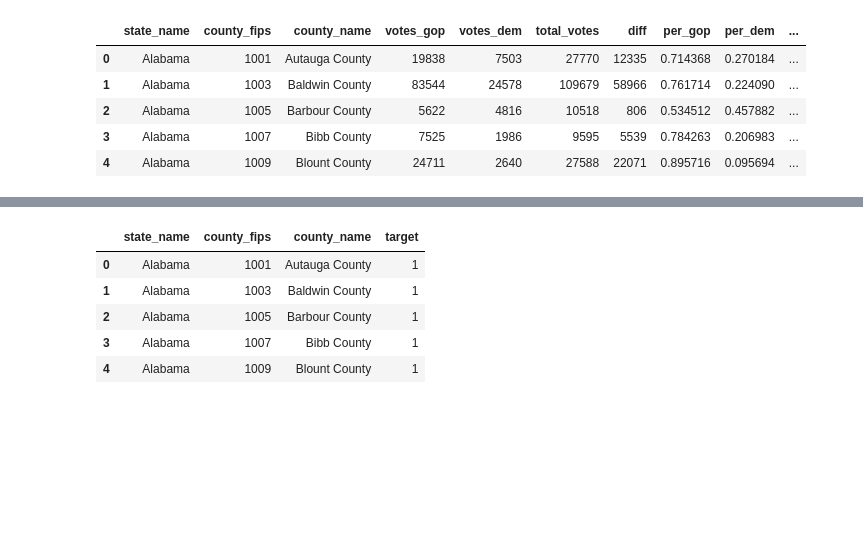
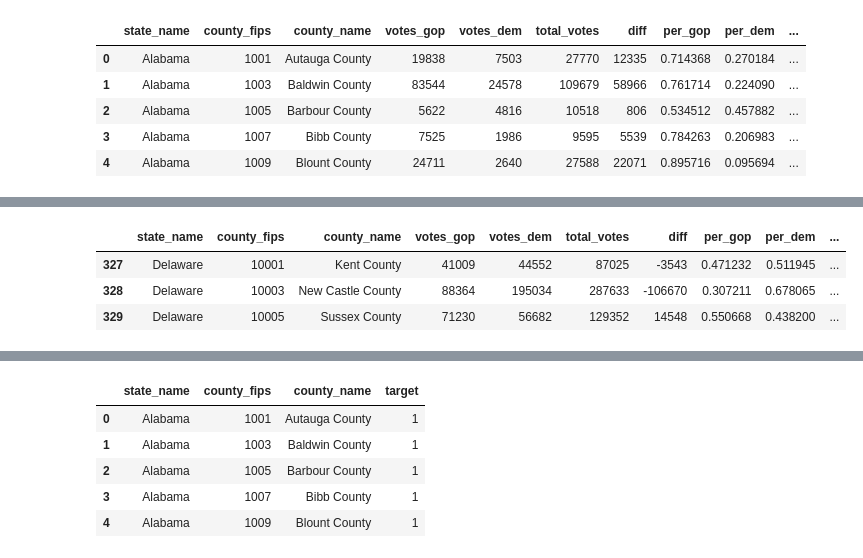
Before and after one commit to vnarvaezt/classification_feature_select_methods, a Jupyter notebook: exploratory_analysis.ipynb, the cells around one changed output, grey strips where cells are left out. Saved outputs shown, nothing was run; the diff lists cells and outputs as text; code cells hidden in the pictures; blank space fills up the shorter version.

```diff
--- a/exploratory_analysis.ipynb
+++ b/exploratory_analysis.ipynb
@@ -185,2 +204,9 @@ tmp.head()
+# %%
+tmp[tmp["state_name"]=="Delaware"]
+# %% [output]
+|  | state_name | county_fips | county_name | votes_gop | votes_dem | total_votes | diff | per_gop | per_dem | ... |
+| 327 | Delaware | 10001 | Kent County | 41009 | 44552 | 87025 | -3543 | 0.471232 | 0.511945 | ... |
+| 328 | Delaware | 10003 | New Castle County | 88364 | 195034 | 287633 | -106670 | 0.307211 | 0.678065 | ... |
+| 329 | Delaware | 10005 | Sussex County | 71230 | 56682 | 129352 | 14548 | 0.550668 | 0.438200 | ... |
 # %%
 #df_target = tmp[["state_name", "county_fips", "county_name"]]
```
Also changed, not shown: parts of 19 cells of this notebook.
